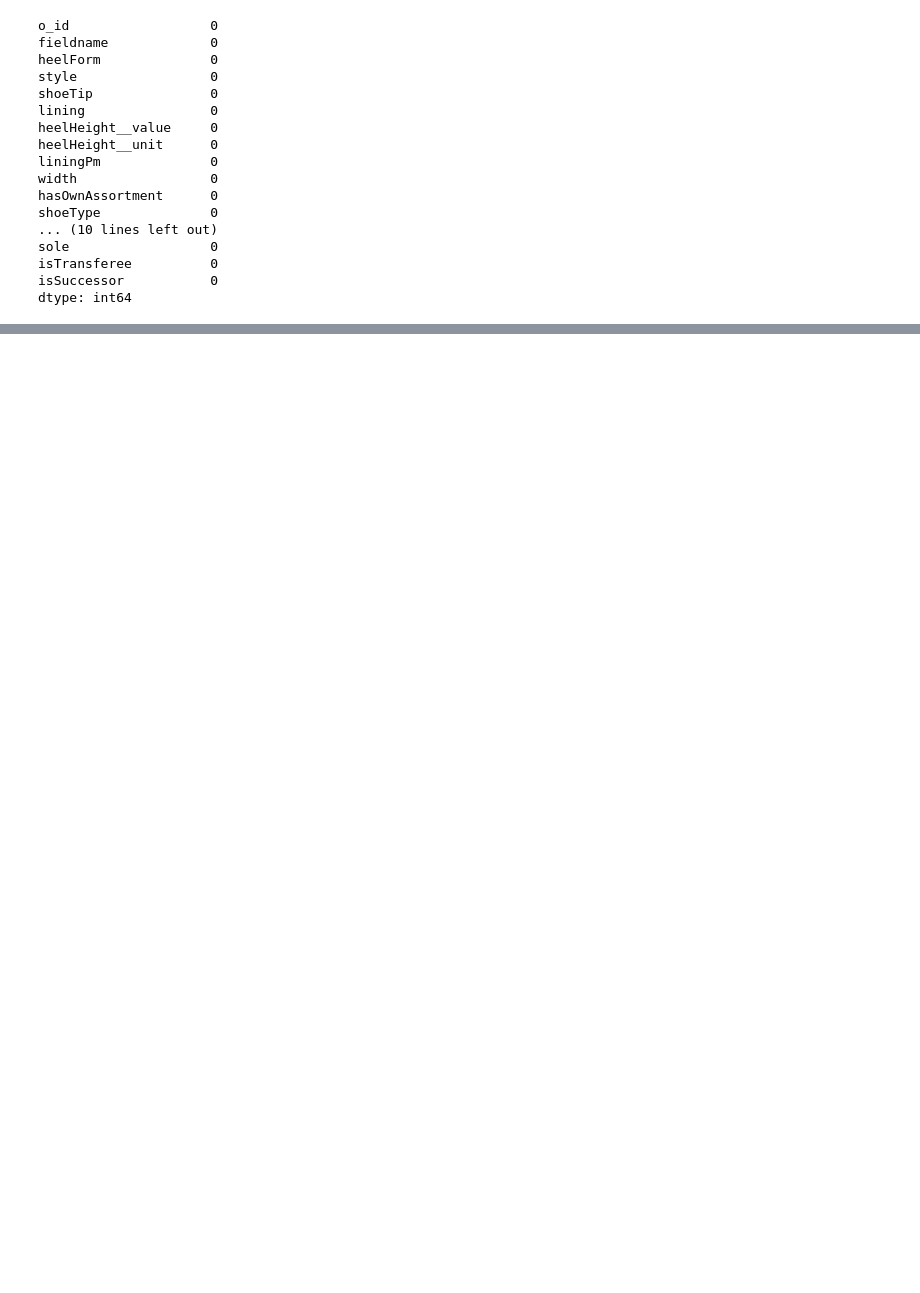
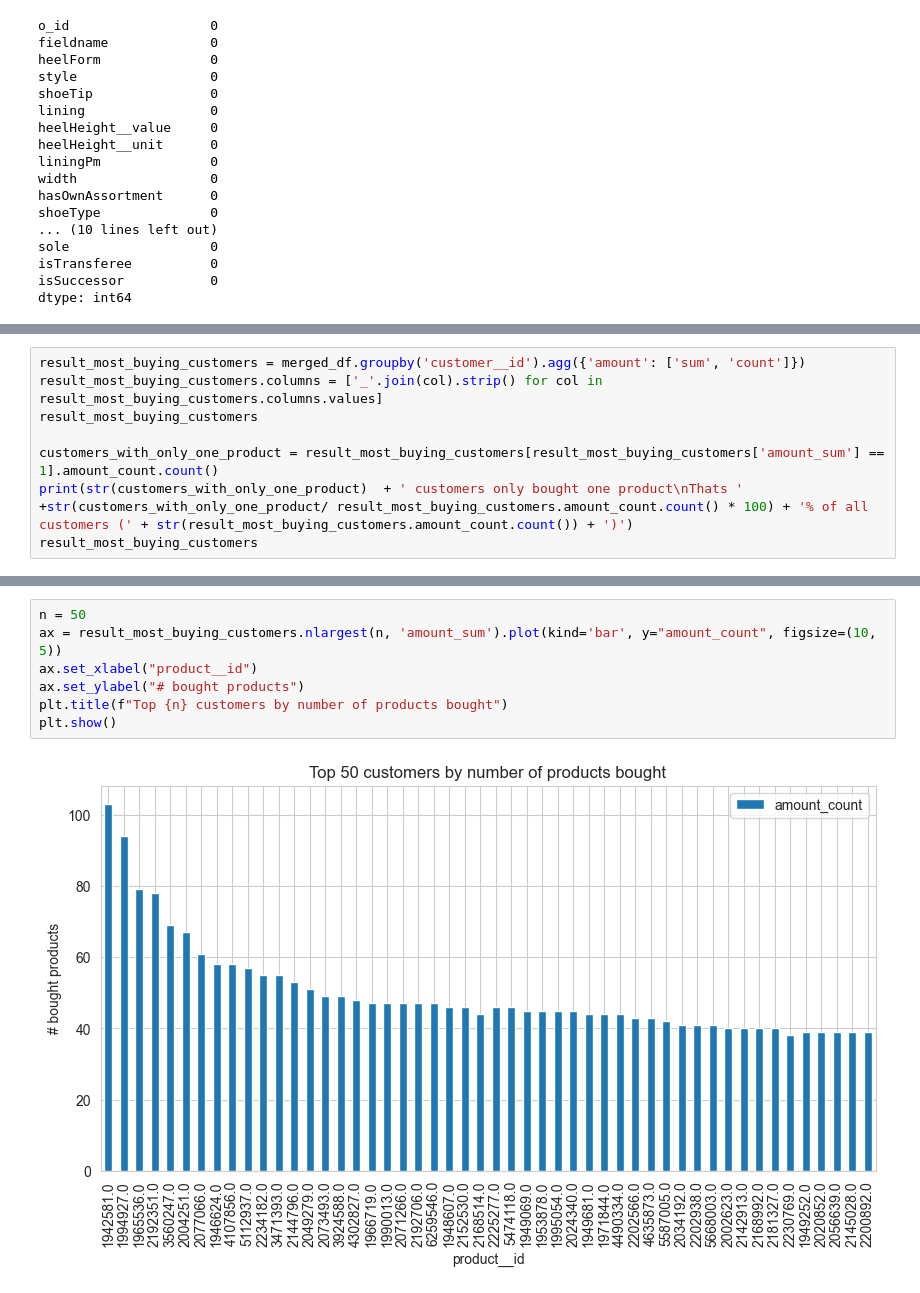
Before and after one commit to tomhuber96/master-thesis-practical-part, a Jupyter notebook: EDA/gabor_eda.ipynb, the cells around one changed output, grey strips where cells are left out. Drawn from its saved outputs; the diff is of its cells as text; blank space fills up the shorter version.

```diff
--- a/EDA/gabor_eda.ipynb
+++ b/EDA/gabor_eda.ipynb
@@ -558,0 +841,8 @@ dtype: int64
+# %%
+result_most_buying_customers = merged_df.groupby('customer__id').agg({'amount': ['sum', 'count']})
+result_most_buying_customers.columns = ['_'.join(col).strip() for col in result_most_buying_customers.columns.values]
+result_most_buying_customers
+
+customers_with_only_one_product = result_most_buying_customers[result_most_buying_customers['amount_sum'] == 1].amount_count.count()
+print(str(customers_with_only_one_product)  + ' customers only bought one product\nThats ' +str(customers_with_only_one_product/ result_most_buying_customers.amount_count.count() * 100) + '% of all customers (' + str(result_most_buying_customers.amount_count.count()) + ')')
+result_most_buying_customers
@@ -558,0 +866,9 @@ dtype: int64
+# %%
+n = 50
+ax = result_most_buying_customers.nlargest(n, 'amount_sum').plot(kind='bar', y="amount_count", figsize=(10, 5))
+ax.set_xlabel("product__id")
+ax.set_ylabel("# bought products")
+plt.title(f"Top {n} customers by number of products bought")
+plt.show()
+# %% [output]
+[figure, added]
```
Also changed, not shown: parts of 28 cells of this notebook.
